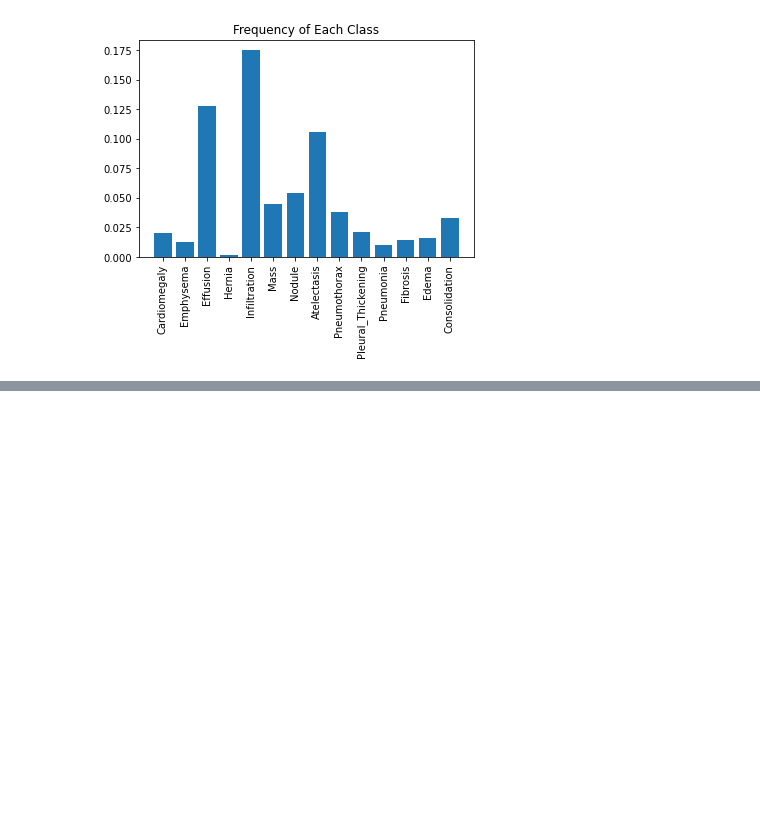
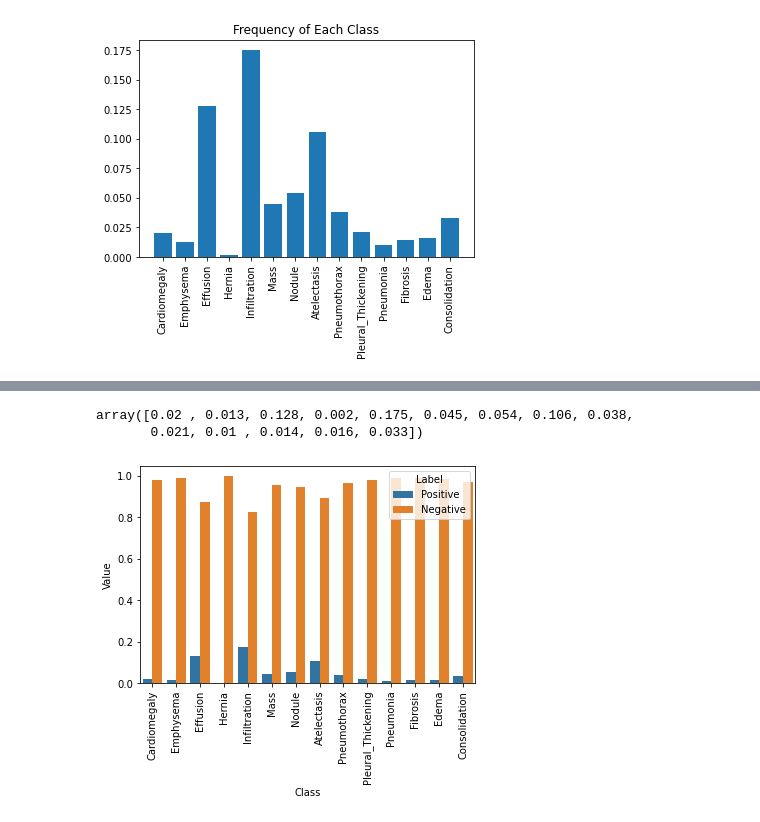
Before and after one commit to siripragadashashank/AI_Medicine_Specialization, a Jupyter notebook: AI_For_Medical_Diagnosis/Week1/Chest X-Ray Medical Diagnosis with DL.ipynb, the cells around one changed output, grey strips where cells are left out. Saved outputs shown, nothing was run; the diff lists cells and outputs as text; code cells hidden in the pictures; blank space fills up the shorter version.

```diff
--- a/AI_For_Medical_Diagnosis/Week1/Chest X-Ray Medical Diagnosis with DL.ipynb
+++ b/AI_For_Medical_Diagnosis/Week1/Chest X-Ray Medical Diagnosis with DL.ipynb
@@ -333,0 +360,24 @@ plt.show()
+# %%
+# UNQ_C2 (UNIQUE CELL IDENTIFIER, DO NOT EDIT)
+def compute_class_freqs(labels):
+    """
+    Compute positive and negative frequences for each class.
+
+    Args:
+        labels (np.array): matrix of labels, size (num_examples, num_classes)
+    Returns:
+        positive_frequencies (np.array): array of positive frequences for each
+                                         class, size (num_classes)
+        negative_frequencies (np.array): array of negative frequences for each
+                                         class, size (num_classes)
+    """
+    ### START CODE HERE (REPLACE INSTANCES OF 'None' with your code) ###
+
+    # total number of patients (rows)
+    N = labels.shape[0]
+
+    positive_frequencies = np.mean(labels, axis = 0)
+    negative_frequencies = 1-np.mean(labels, axis = 0)
+
+    ### END CODE HERE ###
+    return positive_frequencies, negative_frequencies
@@ -333,0 +410,13 @@ plt.show()
+# %%
+freq_pos, freq_neg = compute_class_freqs(train_generator.labels)
+freq_pos
+# %% [output]
+array([0.02 , 0.013, 0.128, 0.002, 0.175, 0.045, 0.054, 0.106, 0.038,
+       0.021, 0.01 , 0.014, 0.016, 0.033])
+# %%
+data = pd.DataFrame({"Class": labels, "Label": "Positive", "Value": freq_pos})
+data = data.append([{"Class": labels[l], "Label": "Negative", "Value": v} for l,v in enumerate(freq_neg)], ignore_index=True)
+plt.xticks(rotation=90)
+f = sns.barplot(x="Class", y="Value", hue="Label" ,data=data)
+# %% [output]
+[figure, added]
```
Also changed, not shown: parts of 13 cells of this notebook.
